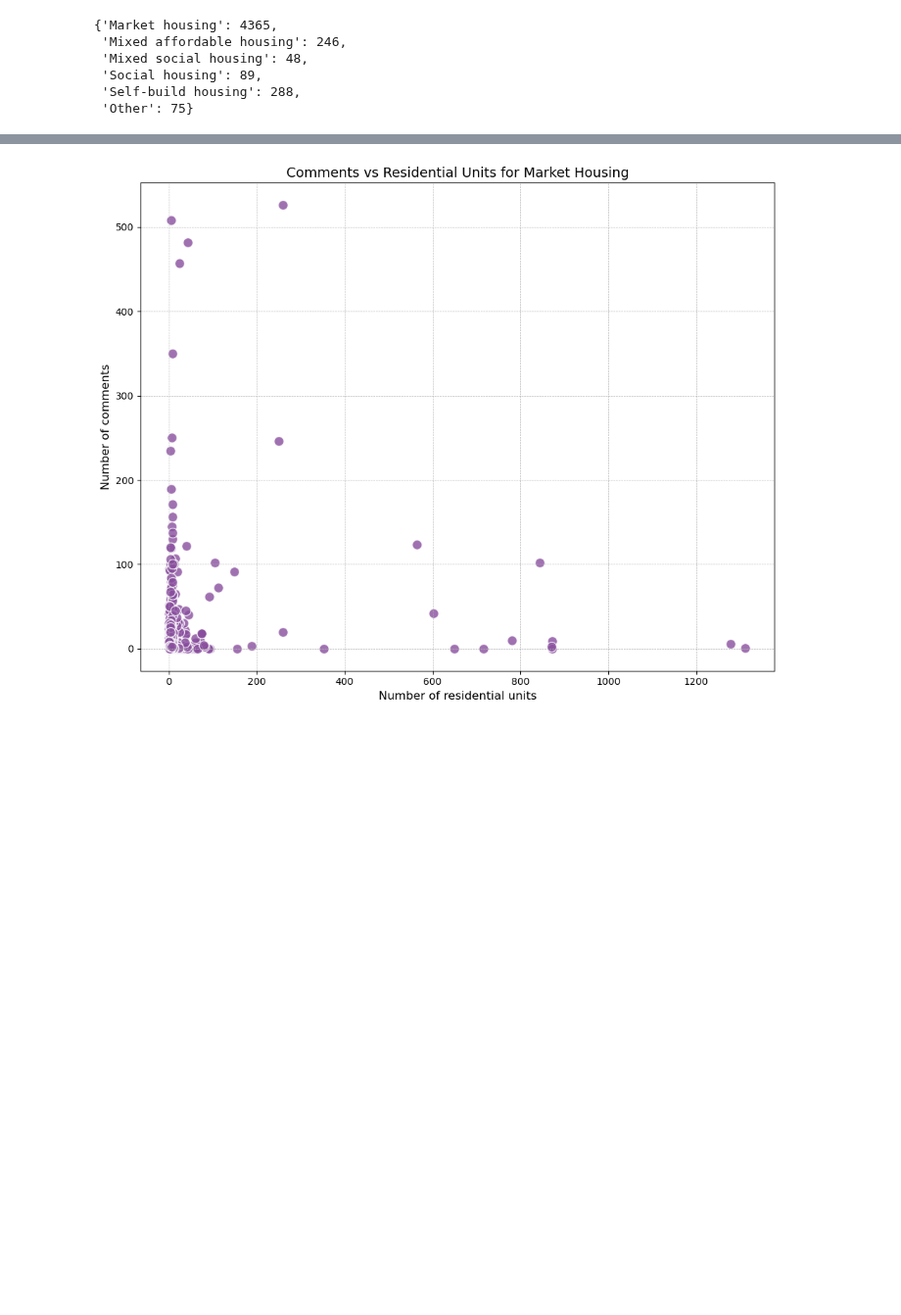
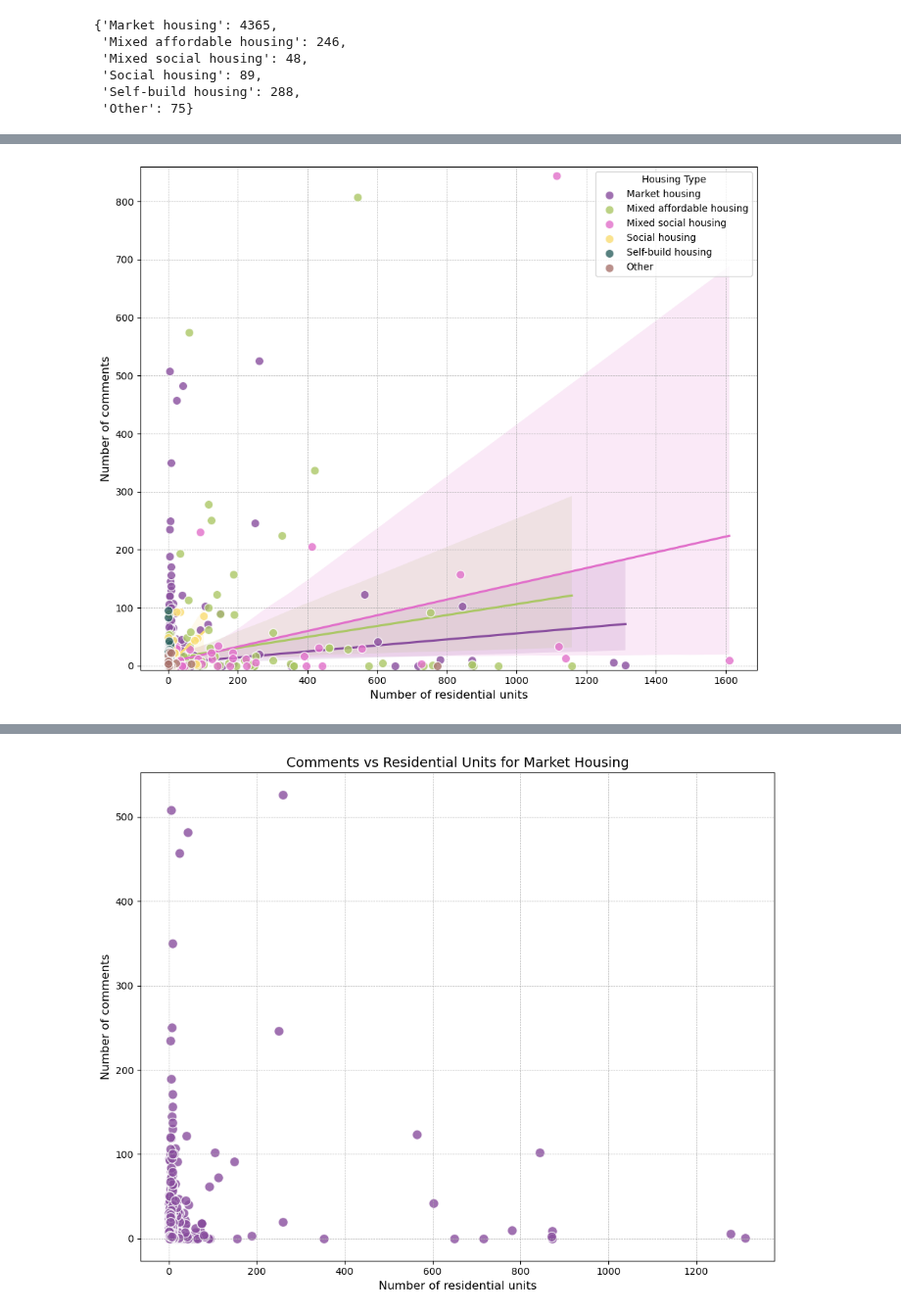
Before and after one commit to Bea-Taylor/nimby_nlp, a Jupyter notebook: notebooks/1_0_1_summary_analysis.ipynb, the cells around one changed output, grey strips where cells are left out. Shown at 98% size. Saved outputs shown, nothing was run; the diff lists cells and outputs as text; code cells hidden in the pictures; blank space fills up the shorter version.

```diff
--- a/notebooks/1_0_1_summary_analysis.ipynb
+++ b/notebooks/1_0_1_summary_analysis.ipynb
@@ -723,0 +869,42 @@ housing_type_counts
+# %%
+import seaborn as sns
+# set plt size to be larger
+plt.figure(figsize=(10,8))
+# plot a scatter of comments vs residential units for all applications split by housing type with line of best fit for each housing type
+for housing_type in housing_order:
+    subset = application_df[application_df['housing_type'] == housing_type]
+    if subset.empty:
+        continue  # skip missing categories
+
+    if housing_type != "Other":
+    # Fit a line of best fit using seaborn
+        sns.regplot(
+            x=subset['total_no_proposed_residential_units'],
+            y=subset['comment_count'],
+            scatter=False,
+            ax=plt.gca(),
+            color=housing_type_colors.get(housing_type, 'grey'),
+            ci=95
+        )
+    # plot scatter points
+    plt.scatter(
+        subset['total_no_proposed_residential_units'],
+        subset['comment_count'],
+        color=housing_type_colors.get(housing_type, 'grey'),
+        label=housing_type,
+        alpha=0.8,
+        edgecolors='w',
+        s=80,
+        zorder=2
+    )
+
+# plt legend to right of figure
+plt.ylim(-7, 860)
+plt.xlabel('Number of residential units', fontsize=12)
+plt.ylabel('Number of comments', fontsize=12)
+plt.legend(title='Housing Type', bbox_to_anchor=(0.73, 1), loc='upper left')
+plt.grid(True, which="both", ls="--", linewidth=0.5)
+plt.tight_layout()
+plt.savefig("../results/figures/scatter_comments_vs_residential_units_with_fit.png", dpi=1000)
+# %% [output]
+[figure, added]
```
Also changed, not shown: parts of 6 cells of this notebook, 27 other files.
